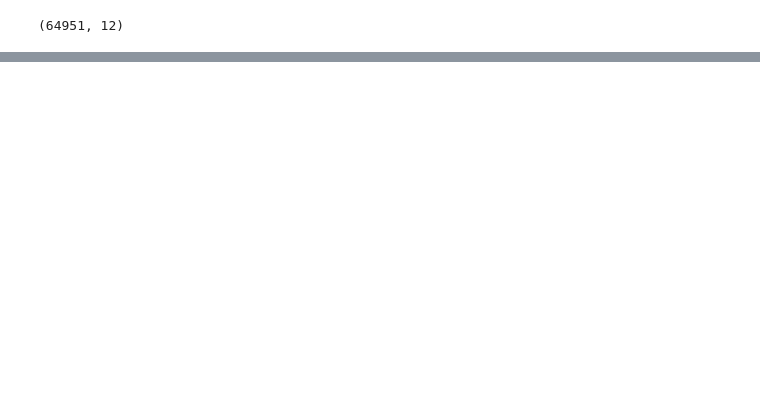
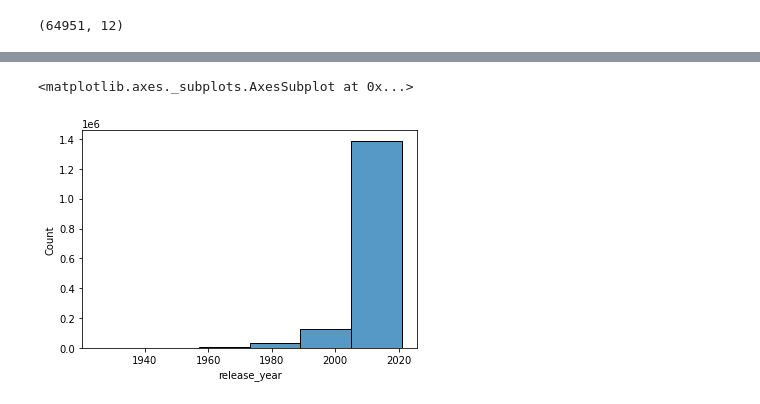
Before and after one commit to kavithachitriki/SCALER_PRACTICE, a Jupyter notebook: Netflix_Scaler.ipynb, the cells around one changed output, grey strips where cells are left out. Cells and saved outputs as stored; diff of their text form; code cells hidden in the pictures; blank space fills up the shorter version.

```diff
--- a/Netflix_Scaler.ipynb
+++ b/Netflix_Scaler.ipynb
@@ -202,0 +236,4 @@ Name: rating, dtype: int64
+# %%
+df_new.rename(columns={0:'genre'},inplace=True)
+df_new.drop(["level_1"],axis=1,inplace=True)
+df_new.head()
@@ -202,0 +247,4 @@ Name: rating, dtype: int64
+# %%
+df_final=df_new.merge(df[["show_id","type","title","Actors","director","country","date_added","release_year","rating","duration","description"]],on=["title"],how="left")
+
+df_final.head()
@@ -202,0 +262,2 @@ Name: rating, dtype: int64
+# %%
+df_final.drop(["description"],axis=1,inplace=True)
@@ -202,0 +266,3 @@ Name: rating, dtype: int64
+# %%
+df=df_final
+df_final.head()
@@ -202,0 +288,6 @@ Name: rating, dtype: int64
+# %%
+#univariate Analysis
+sns.histplot(df["release_year"], bins = 6)
+# %% [output]
+<matplotlib.axes._subplots.AxesSubplot at 0x...>
+[figure, added]
```
Also changed, not shown: parts of 22 cells of this notebook.
